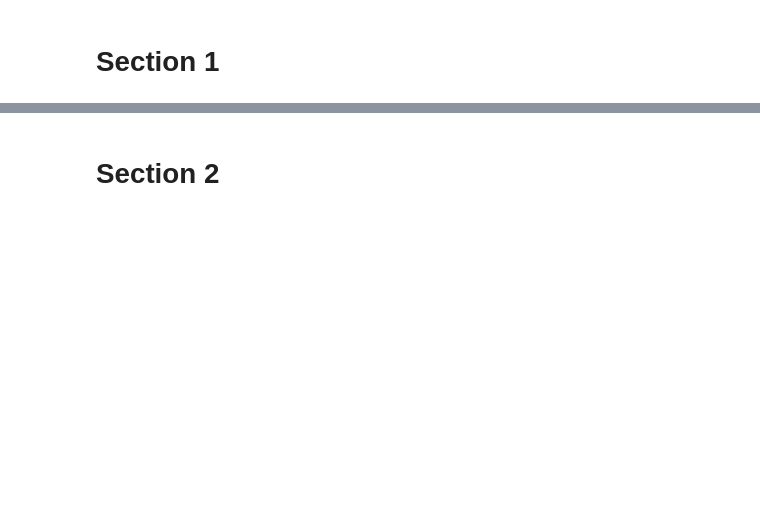
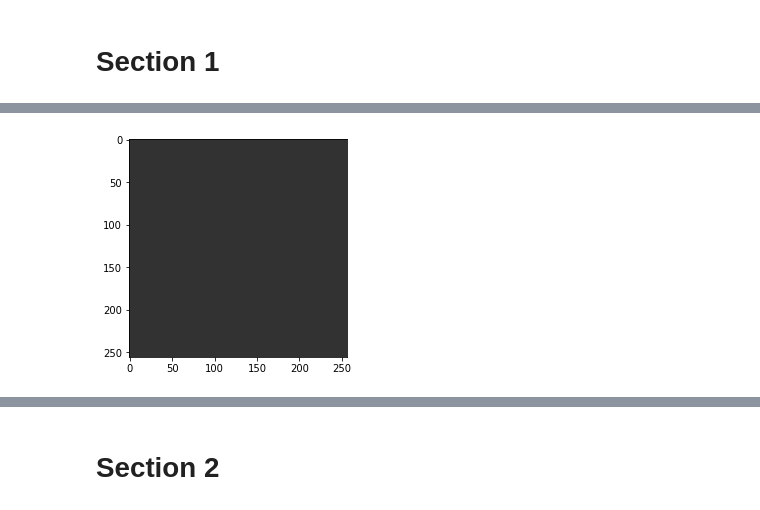
Before and after one commit to seif7666/OpenCV-Sessions, a Jupyter notebook: Session2/Session2.ipynb, the cells around one changed output, grey strips where cells are left out. Cells and saved outputs as stored; diff of their text form; code cells hidden in the pictures; blank space fills up the shorter version.

```diff
--- a/Session2/Session2.ipynb
+++ b/Session2/Session2.ipynb
@@ -19,4 +26,11 @@ bear1.shape
 # %%
 ##Display an image colored with any value
+img= np.zeros((256,256,3),dtype=np.uint8)
+img[:,:,[0,2]]=50
+img[:,:,1]=50
+
+display_img(img)
+# %% [output]
+[figure, added]
 # %%
 red_image= np.zeros((360,360,3), dtype=np.uint8)
```
Also changed, not shown: parts of 12 cells of this notebook, 1 other file.
